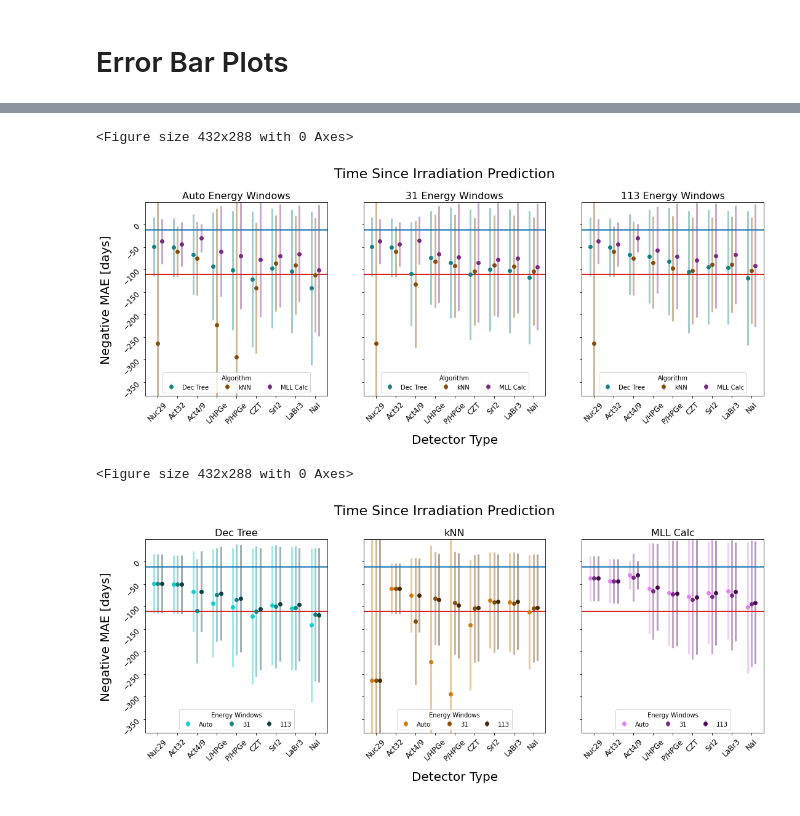
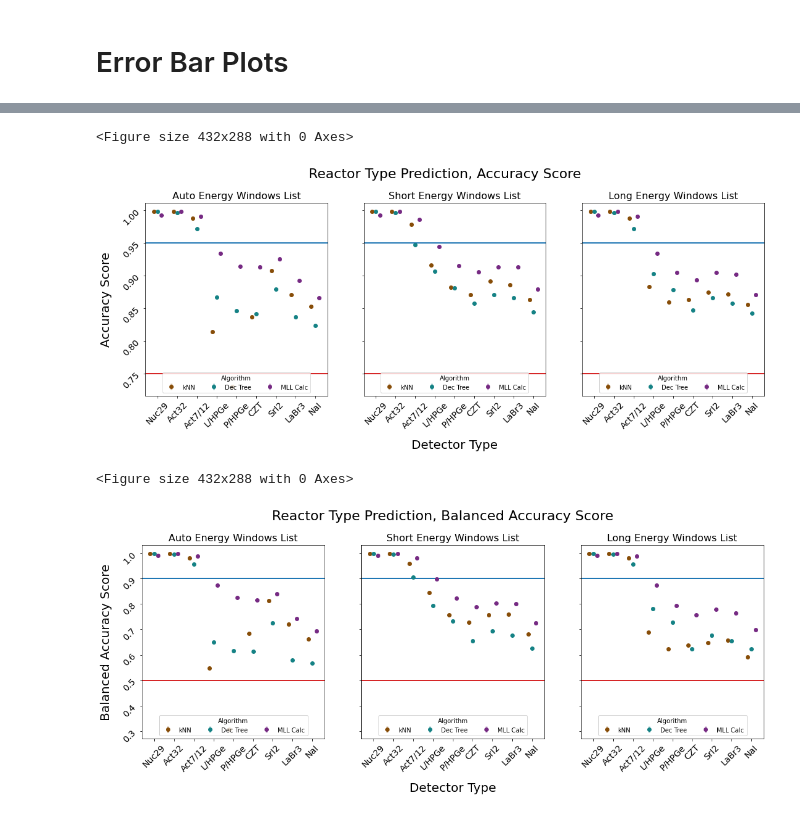
Before and after one commit to opotowsky/process_results, a Jupyter notebook: gamspec_mll_scikit_compare.ipynb, the cells around one changed output, grey strips where cells are left out. Drawn from its saved outputs; the diff is of its cells as text; code cells hidden in the pictures.

Commit message:
rand err and detector results both plotted

```diff
--- a/gamspec_mll_scikit_compare.ipynb
+++ b/gamspec_mll_scikit_compare.ipynb
@@ -110,2 +16,4 @@ box_plot('burnup', 'Energy Window List: n31')
+# %%
+rdrive = '/mnt/researchdrive/BOX_INTERNAL/opotowsky/processed_results/'
 # %% [markdown]
 # Error Bar Plots
@@ -116,13 +20,23 @@ with open(rdrive + 'processed_results/median_err_metrics_results_dict_mll_scikit
 # %%
-x = ['Nuc29', 'Act32', 'Act4/9', 'L/HPGe', 'P/HPGe', 'CZT', 'SrI2', 'LaBr3', 'NaI']
+x = ['Nuc29', 'Act32', 'Act7/12', 'L/HPGe', 'P/HPGe', 'CZT', 'SrI2', 'LaBr3', 'NaI']
 _x = np.arange(len(x))
 d_x = [-0.2, 0, 0.2]
-ens = ['_auto', '31', '113']
-en_lbl = ['Auto', '31', '113']
-algs = ['dtree', 'knn', 'mll']
-alg_lbl = ['Dec Tree', 'kNN', 'MLL Calc']
+ens = ['_auto', '_short', '_long']
+en_lbl = ['Auto', 'Short', 'Long']
+algs = ['knn', 'dtree', 'mll']
+alg_lbl = ['kNN', 'Dec Tree', 'MLL Calc']
 c_ens = ['M', 'M', 'M']
 c_algs = ['L', 'M', 'D']
-c = ['Teal', 'Brwn', 'Purp']
-scrcol  = ['Accuracy', 'Acc Std']
-errcol = ['Neg MAE', 'MAE Std']
+c = ['Brwn', 'Teal', 'Purp']
+mets = {'MAE' : 'Neg MAE',
+        'MedAE' : 'Neg MedAE',
+        'MAPE' : 'Neg MAPE',
+        'Acc' : 'Accuracy',
+        'BalAcc' : 'Balanced Accuracy'}
+err = {'MAE' : 'MAE Std',
+       'MAPE' : 'MAPE Std',
+       'Acc' : 'Acc CI',
+       'BalAcc' : 'BalAcc CI'}
+# %%
+df = pd.read_pickle(rdrive + 'burnup_detectors_mll_scikit_compare_MedAE.pkl')
+df
@@ -277,9 +84,0 @@ plot('cooling', 'Time Since Irradiation Prediction, Median Absolute Error', 'enl
-# %%
-cool_min = [-111, -12]
-plot('cooling', 'Time Since Irradiation Prediction', 'enlist', cool_min)
-plot('cooling', 'Time Since Irradiation Prediction', 'alg', cool_min)
-# %% [output]
-<Figure size 432x288 with 0 Axes>
-[figure, removed]
-<Figure size 432x288 with 0 Axes>
-[figure, removed]
@@ -285,0 +128,17 @@ plot('cooling', 'Time Since Irradiation Prediction', 'alg', cool_min)
+# %%
+rxtr_min = [0.75, 0.95]
+fig, axs, sv_fig = plot('reactor', 'Reactor Type Prediction, Accuracy Score', 'enlist', 'Acc', rxtr_min)
+#axs[0].set_ylim(None, 1.15)
+plt.show()
+fig.savefig(sv_fig, bbox_inches='tight', transparent=True)
+
+rxtr_min = [0.5, 0.9]
+fig, axs, sv_fig = plot('reactor', 'Reactor Type Prediction, Balanced Accuracy Score', 'enlist', 'BalAcc', rxtr_min)
+#axs[0].set_ylim(None, 1.15)
+plt.show()
+fig.savefig(sv_fig, bbox_inches='tight', transparent=True)
+# %% [output]
+<Figure size 432x288 with 0 Axes>
+[figure, added]
+<Figure size 432x288 with 0 Axes>
+[figure, added]
```
Also changed, not shown: parts of 29 cells of this notebook, 1 other file.
